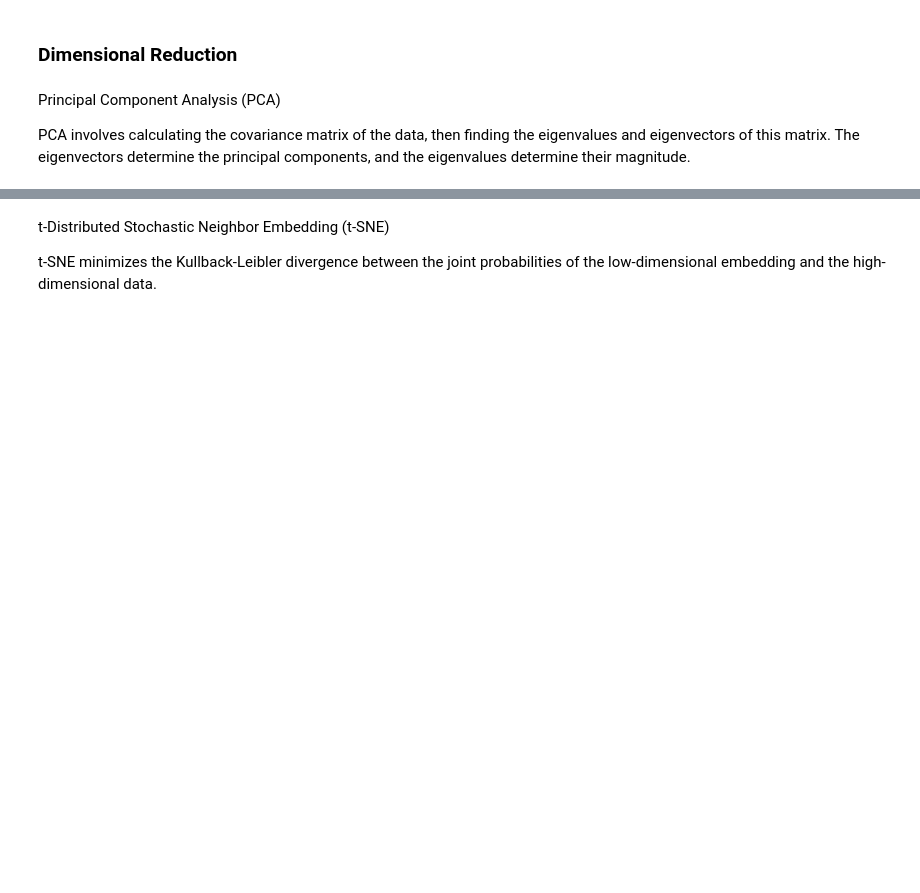
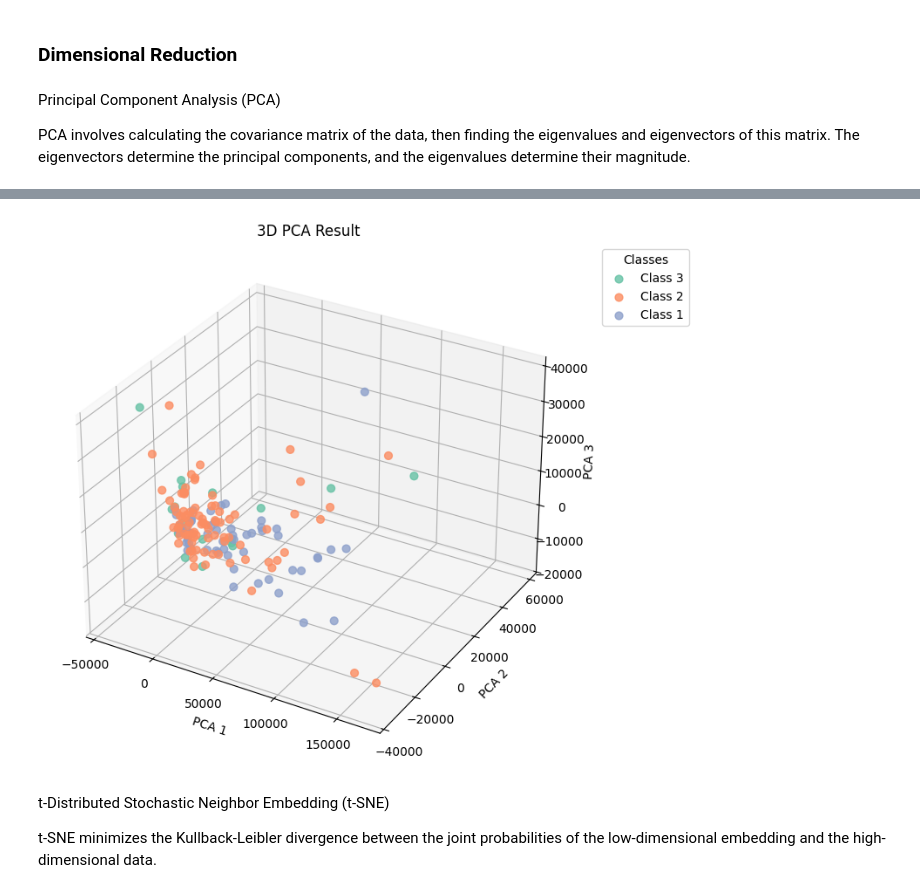
Before and after one commit to Kitiyaparnnn/NSCLC, a Jupyter notebook: train.ipynb, the cells around one changed output, grey strips where cells are left out. Cells and saved outputs as stored; diff of their text form; code cells hidden in the pictures; blank space fills up the shorter version.

```diff
--- a/train.ipynb
+++ b/train.ipynb
@@ -127,4 +130,36 @@ Explained Variance Ratio: 0.9652138488713143
 [figure]
+# %%
+# 2D PCA plot
+X_pca_data = np.vstack((X_train_pca.T, y_train)).T
+df_tsne = pd.DataFrame(X_pca_data, columns=["PCA component 1", "PCA component 2","class"])
+plt.figure(figsize=(6, 6))
+plt.title('PCA Result')
+sns.scatterplot(data=df_tsne, hue="class", x="PCA component 1", y="PCA component 2")
+plt.show()
+
+# 3D Plot the results
+df_pca = pd.DataFrame(X_train_pca, columns=["PCA1", "PCA2", "PCA3"])
+df_pca["label"] = y_train.values
+fig = plt.figure(figsize=(6,6))
+ax = Axes3D(fig, auto_add_to_figure=False)
+fig.add_axes(ax)
+
+unique_labels = df_pca["label"].unique()
+palette = sns.color_palette("Set2", len(unique_labels))
+
+for i, label in enumerate(unique_labels):
+    subset = df_pca[df_pca["label"] == label]
+    ax.scatter(subset["PCA1"], subset["PCA2"], subset["PCA3"],
+               label=f"Class {label}", s=40, alpha=0.8, color=palette[i])
+ax.set_xlabel('PCA 1')
+ax.set_ylabel('PCA 2')
+ax.set_zlabel('PCA 3')
+ax.set_title("3D PCA Result")
+plt.legend(loc='upper left', bbox_to_anchor=(1.05, 1), title="Classes")
+plt.subplots_adjust(right=0.8)  # leave space for legend
+plt.show()
+# %% [output]
+[figure, added]
 # %%
 # Extract component loadings (contributions of genes to each component)
 pca_components = pca.fit(X_train)
```
Also changed, not shown: parts of 29 cells of this notebook.
